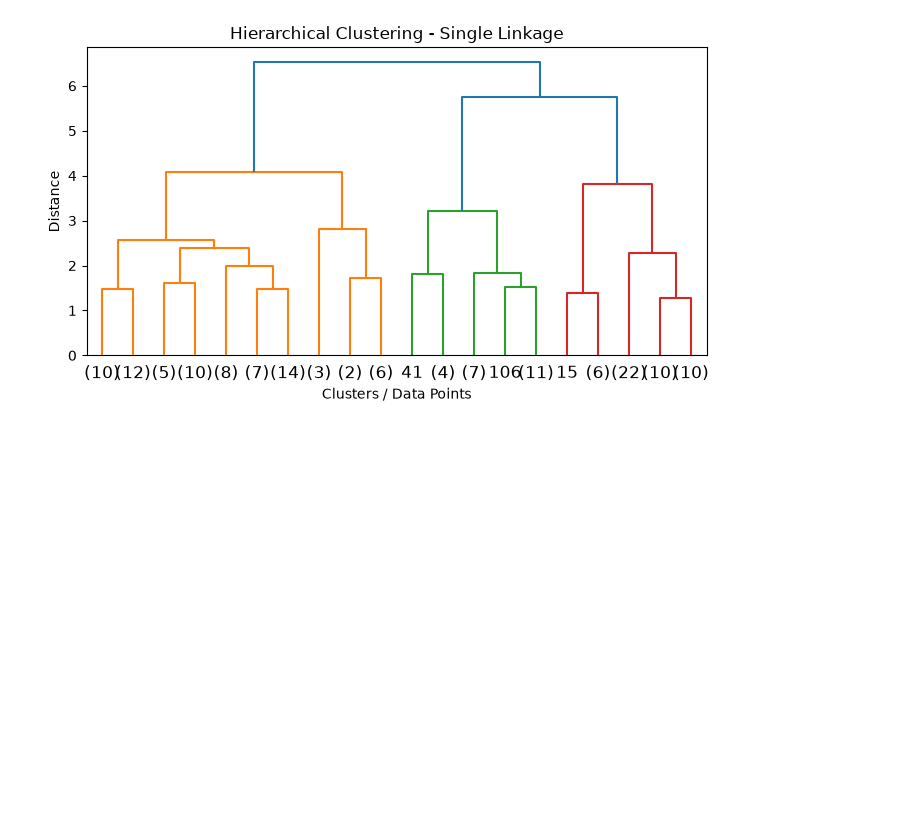
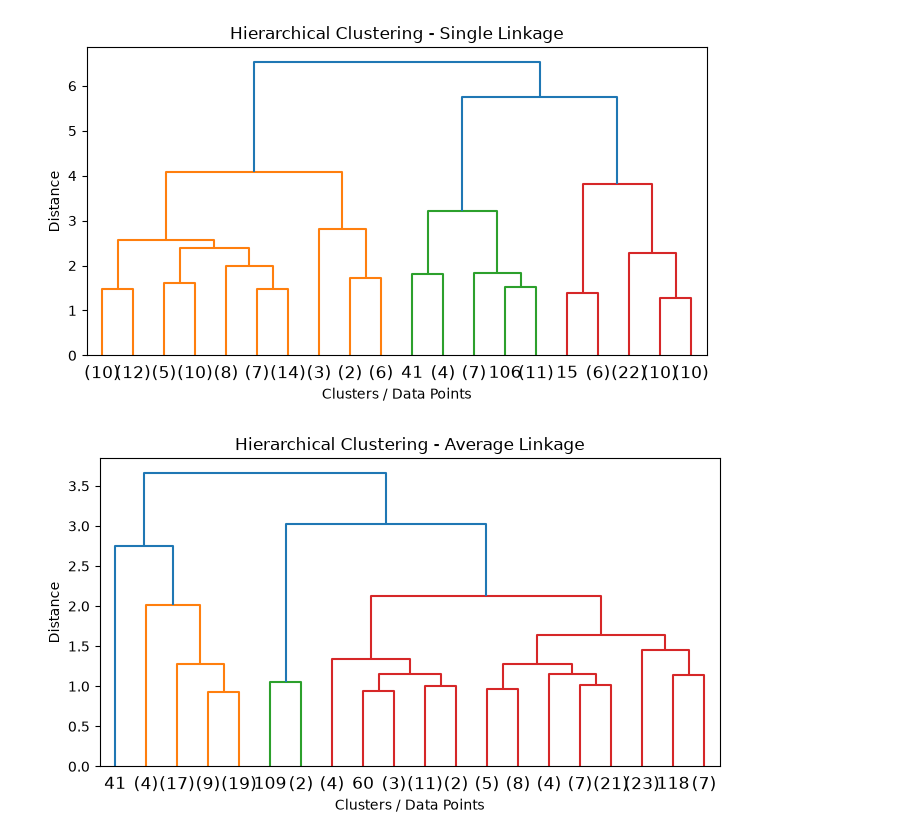
Before and after one commit to hemant237/Fastapi-project, a Jupyter notebook: practice/Heirerchial Clustering/Dendogram.ipynb, the cells around one changed output. Drawn from its saved outputs; the diff is of its cells as text; code cells hidden in the pictures; blank space fills up the shorter version.

Commit message:
Dendrogram

```diff
--- a/practice/Heirerchial Clustering/Dendogram.ipynb
+++ b/practice/Heirerchial Clustering/Dendogram.ipynb
@@ -139,3 +139,25 @@ plt.ylabel("Distance")
 plt.show()
 # %% [output]
 [figure]
+# %%
+# Average Linkage calculates Average Distance
+Z_average = linkage(
+    X_scaled,
+    method="average"
+)
+
+plt.figure(figsize=(8, 4))
+
+dendrogram(
+    Z_average,
+    truncate_mode="lastp",
+    p=20
+)
+
+plt.title("Hierarchical Clustering - Average Linkage")
+plt.xlabel("Clusters / Data Points")
+plt.ylabel("Distance")
+
+plt.show()
+# %% [output]
+[figure, added]
```
Also changed, not shown: parts of 6 cells of this notebook.
